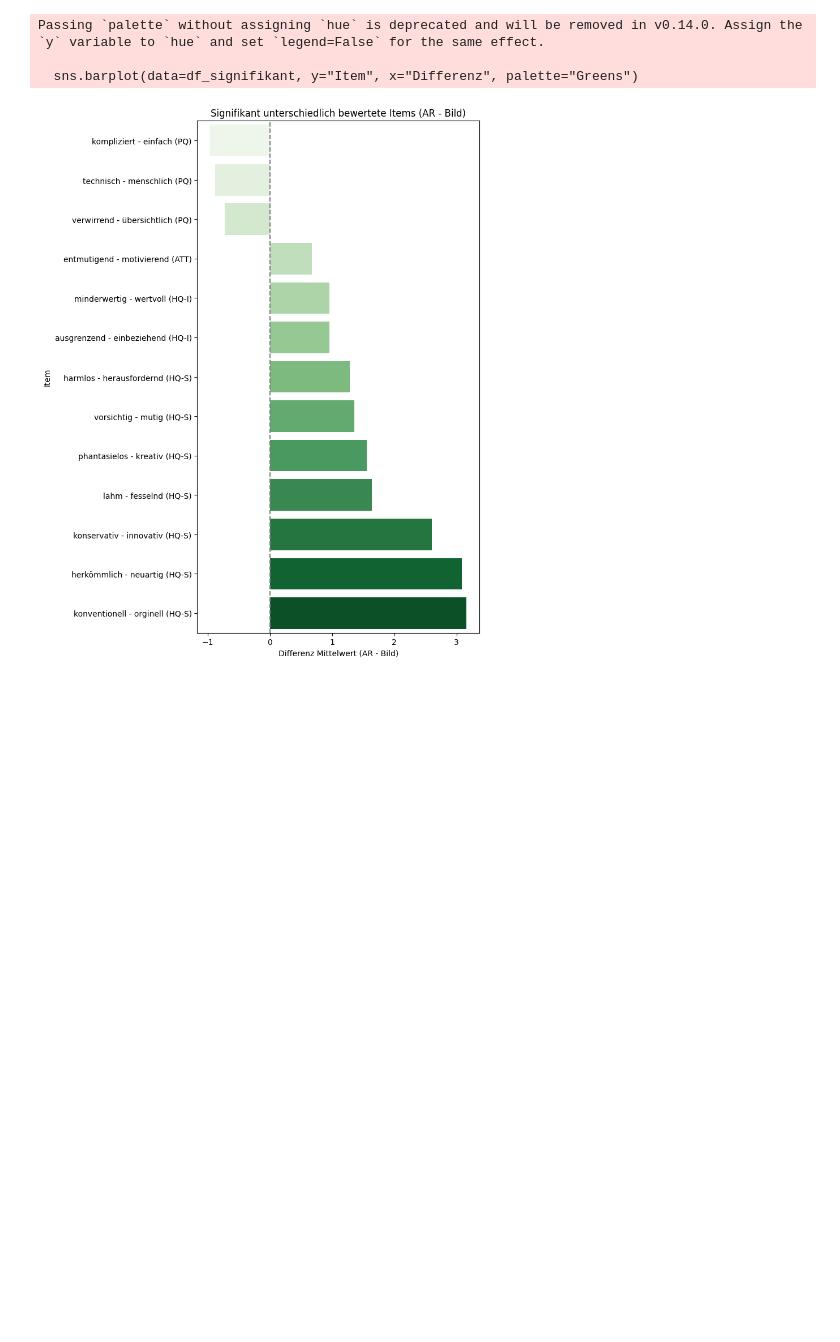
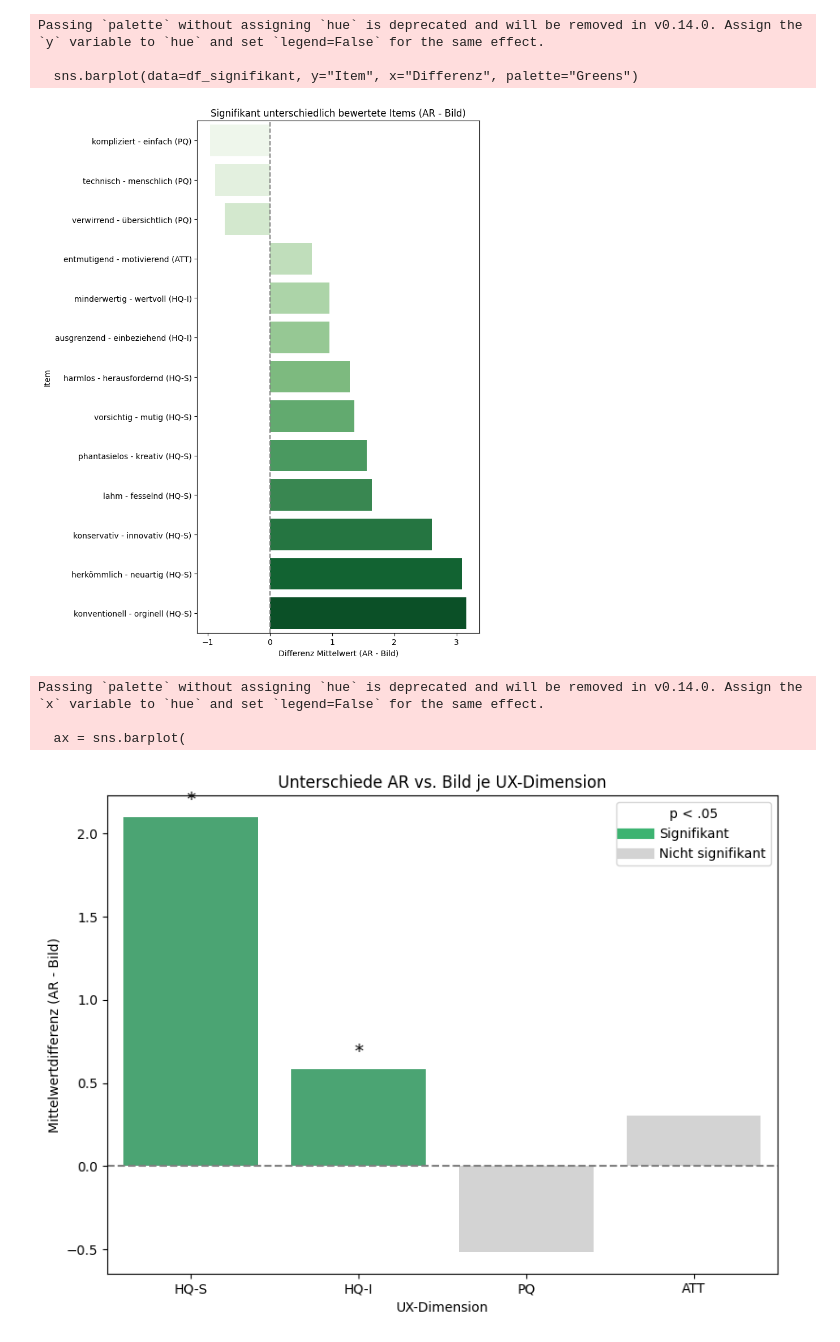
Before and after one commit to JasperBleeker/UX-Test-Platform, a Jupyter notebook: ar-ux-analyse/Visualisierung.ipynb, the cells around one changed output. Drawn from its saved outputs; the diff is of its cells as text; code cells hidden in the pictures; blank space fills up the shorter version.

```diff
--- a/ar-ux-analyse/Visualisierung.ipynb
+++ b/ar-ux-analyse/Visualisierung.ipynb
@@ -139,3 +149,50 @@ Passing `palette` without assigning `hue` is deprecated and will be removed in v
 
   sns.barplot(data=df_signifikant, y="Item", x="Differenz", palette="Greens")
 [figure]
+# %%
+import matplotlib.pyplot as plt
+import seaborn as sns
+
+# 📊 Balkendiagramm vorbereiten
+plt.figure(figsize=(8, 6))
+
+# Daten vorbereiten
+plot_data = df_dim.copy()
+plot_data["Differenz"] = plot_data["Mittelwert_AR"] - plot_data["Mittelwert_Bild"]
+plot_data["Signifikant"] = plot_data["p-Wert"] < 0.05
+plot_data["Farbe"] = plot_data["Signifikant"].map({True: "mediumseagreen", False: "lightgray"})
+
+# Balkenplot ohne hue
+ax = sns.barplot(
+    data=plot_data,
+    x="Dimension",
+    y="Differenz",
+    palette=plot_data["Farbe"].to_list()
+)
+
+# Signifikanz-Sternchen setzen
+for i, row in plot_data.iterrows():
+    if row["Signifikant"]:
+        bar = ax.patches[i]
+        x = bar.get_x() + bar.get_width() / 2
+        y = bar.get_height()
+        ax.text(x, y + 0.05, "*", ha='center', va='bottom', fontsize=14, color="black")
+
+# Formatierung
+plt.axhline(0, color='gray', linestyle='--')
+plt.title("Unterschiede AR vs. Bild je UX-Dimension")
+plt.ylabel("Mittelwertdifferenz (AR - Bild)")
+plt.xlabel("UX-Dimension")
+legend_handles = [
+    plt.Line2D([0], [0], color='mediumseagreen', lw=8, label='Signifikant'),
+    plt.Line2D([0], [0], color='lightgray', lw=8, label='Nicht signifikant')
+]
+plt.legend(handles=legend_handles, title="p < .05")
+plt.tight_layout()
+plt.savefig("Grafik/ux_dimensionen_ar_vs_bild_signifikant.png")
+plt.show()
+# %% [output]
+Passing `palette` without assigning `hue` is deprecated and will be removed in v0.14.0. Assign the `x` variable to `hue` and set `legend=False` for the same effect.
+
+  ax = sns.barplot(
+[figure, added]
```
Also changed, not shown: parts of 5 cells of this notebook, 28 other files.
